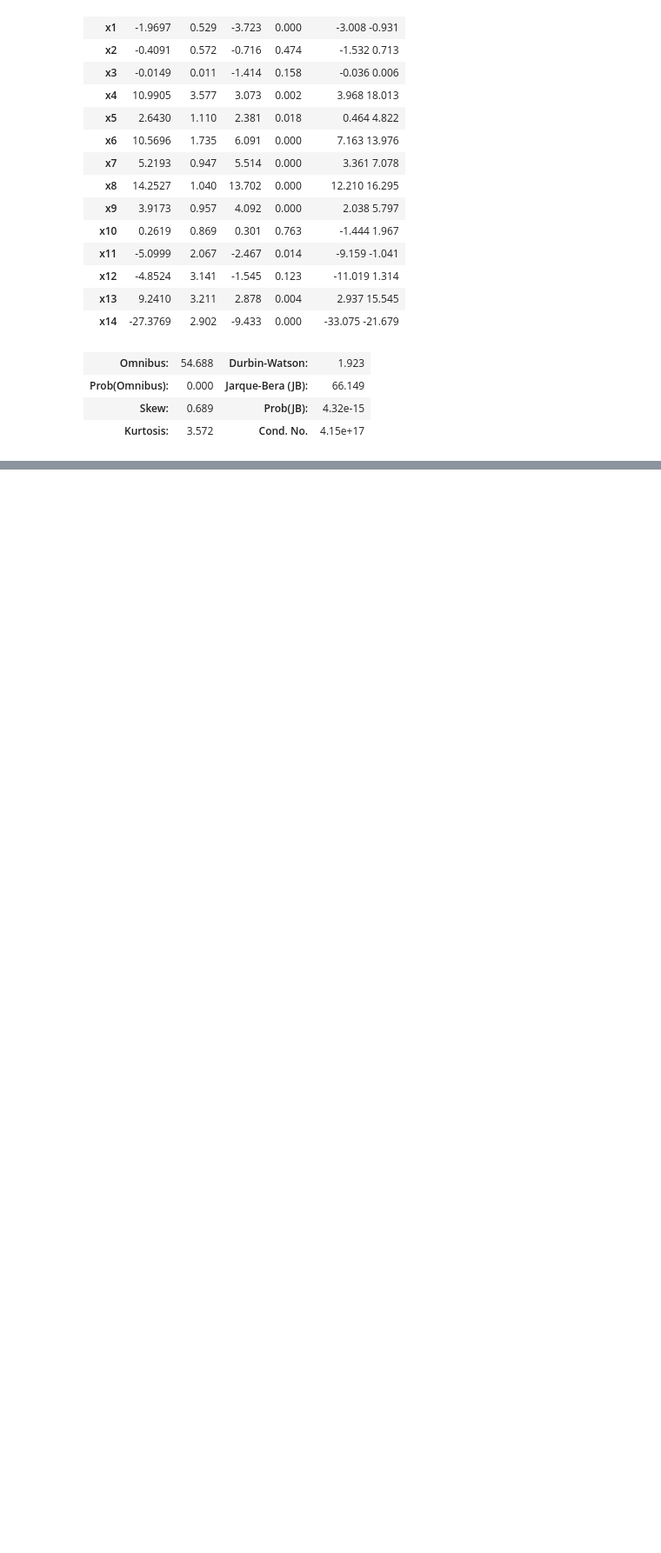
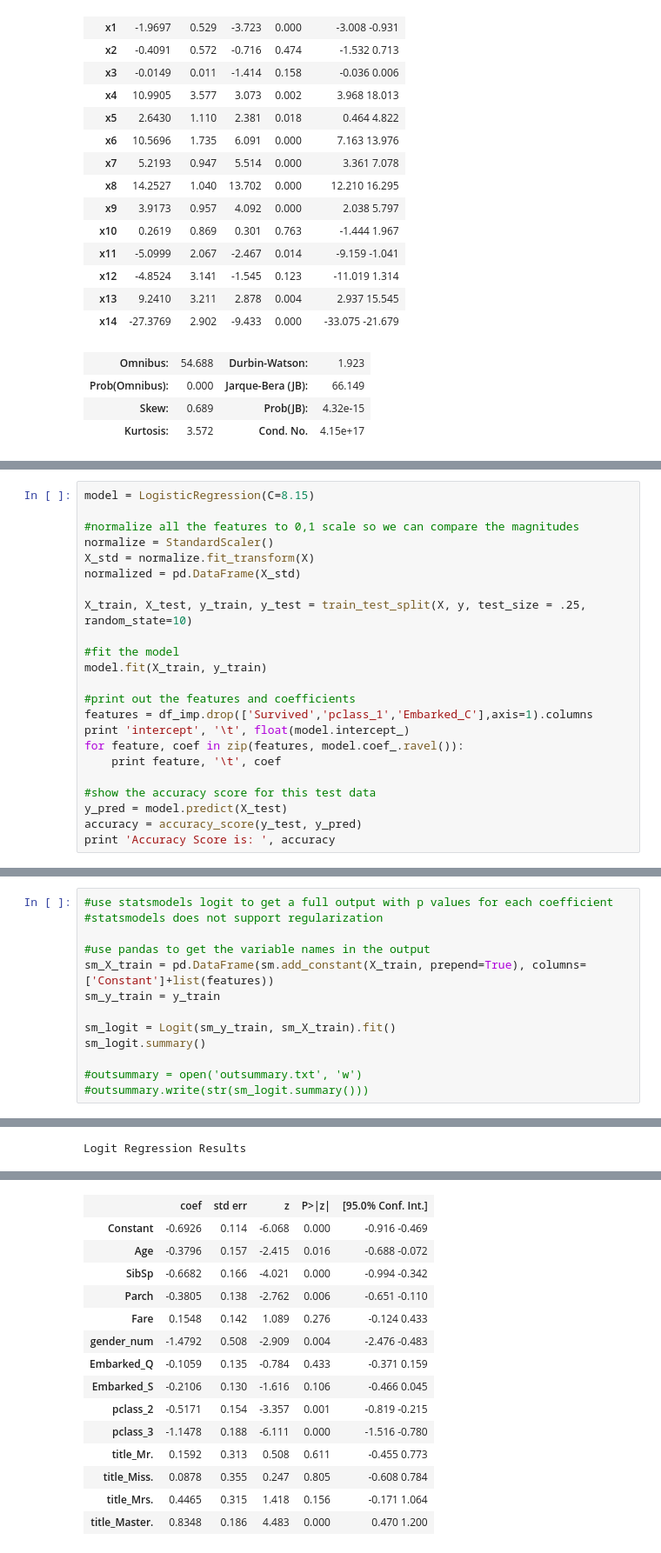
Before and after one commit to mkcomer237/DAT_SF_16, a Jupyter notebook: homework/midterm/midterm_assignment.ipynb, the cells around one changed output, grey strips where cells are left out. Shown at 87% size. Drawn from its saved outputs; the diff is of its cells as text; blank space fills up the shorter version.

```diff
--- a/homework/midterm/midterm_assignment.ipynb
+++ b/homework/midterm/midterm_assignment.ipynb
@@ -236,0 +311,23 @@ missing_p.head(10)
+# %%
+model = LogisticRegression(C=8.15)
+
+#normalize all the features to 0,1 scale so we can compare the magnitudes
+normalize = StandardScaler()
+X_std = normalize.fit_transform(X)
+normalized = pd.DataFrame(X_std)
+
+X_train, X_test, y_train, y_test = train_test_split(X, y, test_size = .25, random_state=10)
+
+#fit the model
+model.fit(X_train, y_train)
+
+#print out the features and coefficients
+features = df_imp.drop(['Survived','pclass_1','Embarked_C'],axis=1).columns
+print 'intercept', '\t', float(model.intercept_)
+for feature, coef in zip(features, model.coef_.ravel()):
+    print feature, '\t', coef
+
+#show the accuracy score for this test data
+y_pred = model.predict(X_test)
+accuracy = accuracy_score(y_test, y_pred)
+print 'Accuracy Score is: ', accuracy
@@ -236,0 +350,14 @@ missing_p.head(10)
+# %%
+#use statsmodels logit to get a full output with p values for each coefficient
+#statsmodels does not support regularization
+
+#use pandas to get the variable names in the output
+sm_X_train = pd.DataFrame(sm.add_constant(X_train, prepend=True), columns= ['Constant']+list(features))
+sm_y_train = y_train
+
+sm_logit = Logit(sm_y_train, sm_X_train).fit()
+sm_logit.summary()
+
+#outsummary = open('outsummary.txt', 'w')
+#outsummary.write(str(sm_logit.summary()))
+# %% [output]
@@ -236,0 +367 @@ missing_p.head(10)
+Logit Regression Results
@@ -236,0 +375,15 @@ missing_p.head(10)
+|  | coef | std err | z | P>|z| | [95.0% Conf. Int.] |
+| Constant | -0.6926 | 0.114 | -6.068 | 0.000 | -0.916 -0.469 |
+| Age | -0.3796 | 0.157 | -2.415 | 0.016 | -0.688 -0.072 |
+| SibSp | -0.6682 | 0.166 | -4.021 | 0.000 | -0.994 -0.342 |
+| Parch | -0.3805 | 0.138 | -2.762 | 0.006 | -0.651 -0.110 |
+| Fare | 0.1548 | 0.142 | 1.089 | 0.276 | -0.124 0.433 |
+| gender_num | -1.4792 | 0.508 | -2.909 | 0.004 | -2.476 -0.483 |
+| Embarked_Q | -0.1059 | 0.135 | -0.784 | 0.433 | -0.371 0.159 |
+| Embarked_S | -0.2106 | 0.130 | -1.616 | 0.106 | -0.466 0.045 |
+| pclass_2 | -0.5171 | 0.154 | -3.357 | 0.001 | -0.819 -0.215 |
+| pclass_3 | -1.1478 | 0.188 | -6.111 | 0.000 | -1.516 -0.780 |
+| title_Mr. | 0.1592 | 0.313 | 0.508 | 0.611 | -0.455 0.773 |
+| title_Miss. | 0.0878 | 0.355 | 0.247 | 0.805 | -0.608 0.784 |
+| title_Mrs. | 0.4465 | 0.315 | 1.418 | 0.156 | -0.171 1.064 |
+| title_Master. | 0.8348 | 0.186 | 4.483 | 0.000 | 0.470 1.200 |
```
Also changed, not shown: parts of 21 cells of this notebook.
